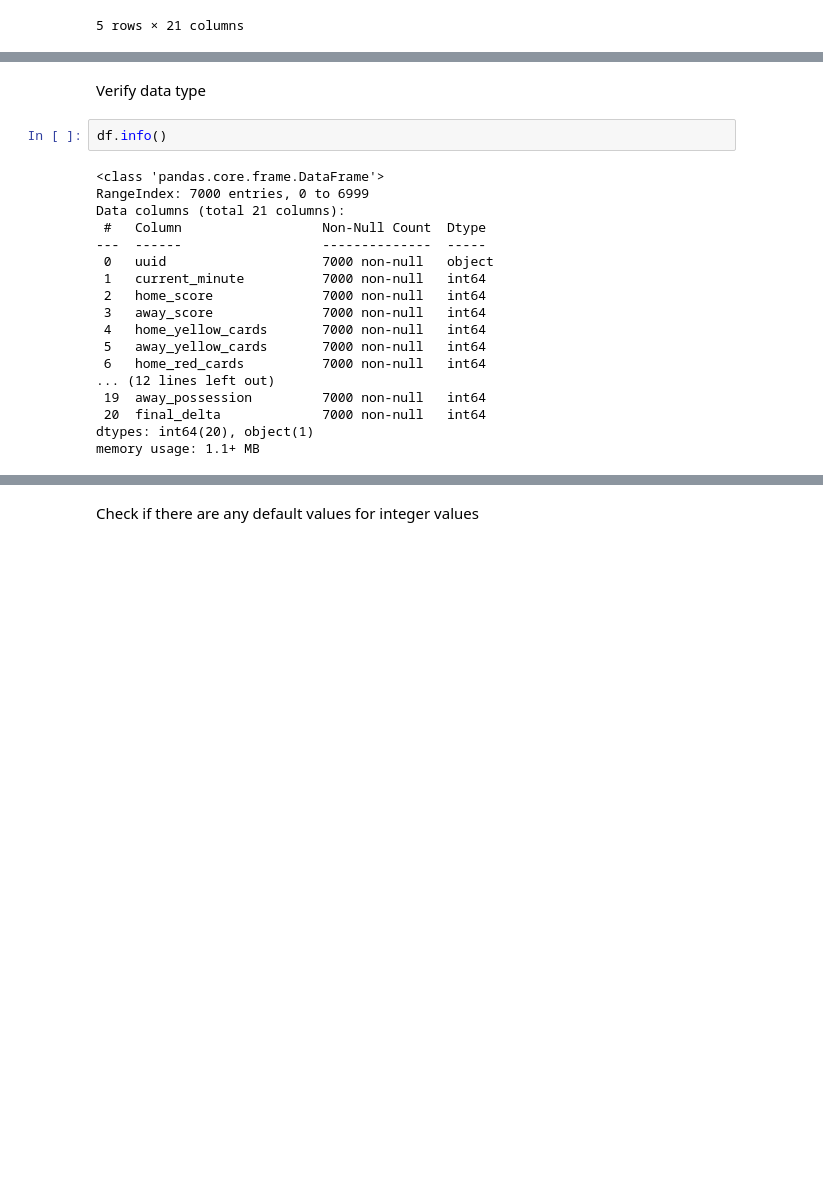
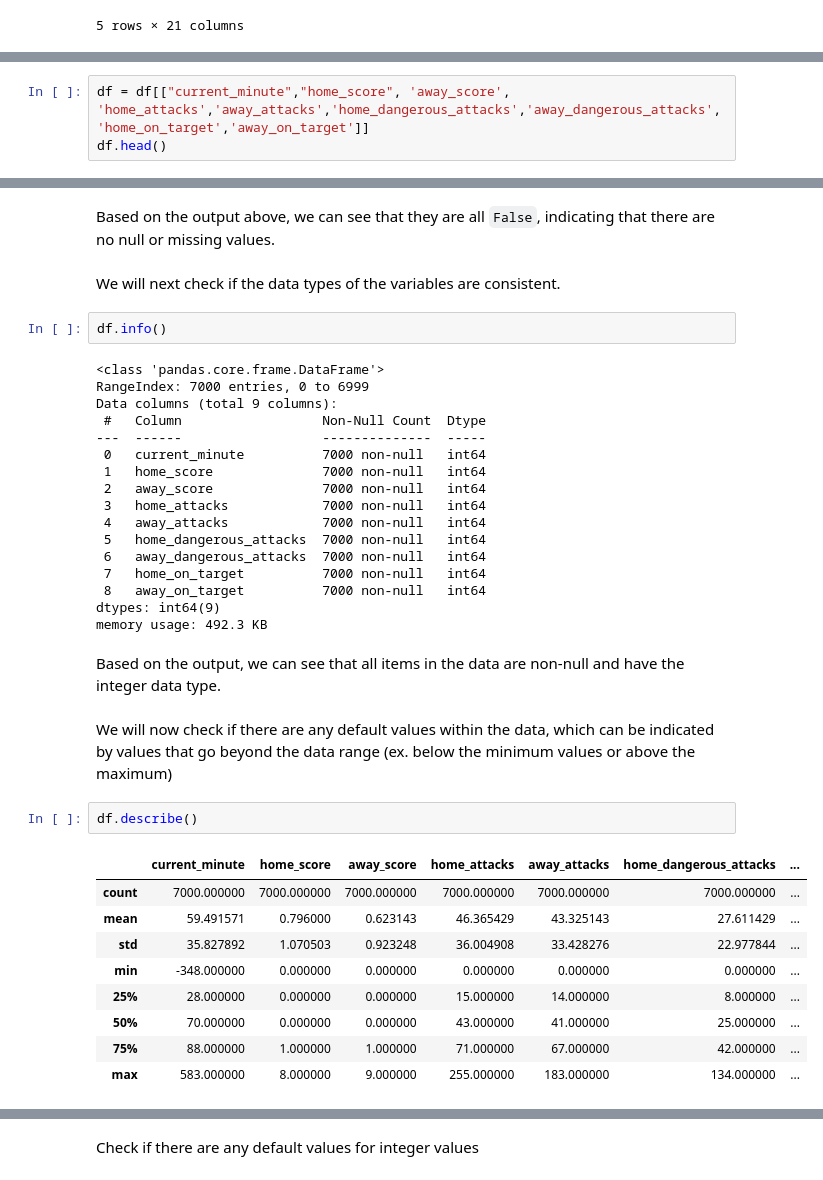
Before and after one commit to ayishamiara/STINTSY-MCO1, a Jupyter notebook: stintsy-mco1.ipynb, the cells around one changed output, grey strips where cells are left out. Drawn from its saved outputs; the diff is of its cells as text; blank space fills up the shorter version.

Commit message:
Added: descriptions for the data cleaning

```diff
--- a/stintsy-mco1.ipynb
+++ b/stintsy-mco1.ipynb
@@ -78,0 +90,3 @@ df.head()
+# %%
+df = df[["current_minute","home_score", 'away_score', 'home_attacks','away_attacks','home_dangerous_attacks','away_dangerous_attacks','home_on_target','away_on_target']]
+df.head()
@@ -100,23 +116,40 @@ final_delta               False
 dtype: bool
+# %% [markdown]
+Based on the output above, we can see that they are all `False`, indicating that there are no null or missing values.
 # %% [markdown]
-Verify data type
+We will next check if the data types of the variables are consistent.
 # %%
 df.info()
 # %% [output]
 <class 'pandas.core.frame.DataFrame'>
 RangeIndex: 7000 entries, 0 to 6999
-Data columns (total 21 columns):
+Data columns (total 9 columns):
  #   Column                  Non-Null Count  Dtype
 ---  ------                  --------------  -----
- 0   uuid                    7000 non-null   object
- 1   current_minute          7000 non-null   int64
- 2   home_score              7000 non-null   int64
- 3   away_score              7000 non-null   int64
- 4   home_yellow_cards       7000 non-null   int64
- 5   away_yellow_cards       7000 non-null   int64
- 6   home_red_cards          7000 non-null   int64
-... (12 lines left out)
- 19  away_possession         7000 non-null   int64
- 20  final_delta             7000 non-null   int64
-dtypes: int64(20), object(1)
-memory usage: 1.1+ MB
+ 0   current_minute          7000 non-null   int64
+ 1   home_score              7000 non-null   int64
+ 2   away_score              7000 non-null   int64
+ 3   home_attacks            7000 non-null   int64
+ 4   away_attacks            7000 non-null   int64
+ 5   home_dangerous_attacks  7000 non-null   int64
+ 6   away_dangerous_attacks  7000 non-null   int64
+ 7   home_on_target          7000 non-null   int64
+ 8   away_on_target          7000 non-null   int64
+dtypes: int64(9)
+memory usage: 492.3 KB
+# %% [markdown]
+Based on the output, we can see that all items in the data are non-null and have the integer data type.
+# %% [markdown]
+We will now check if there are any default values within the data, which can be indicated by values that go beyond the data range (ex. below the minimum values or above the maximum)
+# %%
+df.describe()
+# %% [output]
+|  | current_minute | home_score | away_score | home_attacks | away_attacks | home_dangerous_attacks | ... |
+| count | 7000.000000 | 7000.000000 | 7000.000000 | 7000.000000 | 7000.000000 | 7000.000000 | ... |
+| mean | 59.491571 | 0.796000 | 0.623143 | 46.365429 | 43.325143 | 27.611429 | ... |
+| std | 35.827892 | 1.070503 | 0.923248 | 36.004908 | 33.428276 | 22.977844 | ... |
+| min | -348.000000 | 0.000000 | 0.000000 | 0.000000 | 0.000000 | 0.000000 | ... |
+| 25% | 28.000000 | 0.000000 | 0.000000 | 15.000000 | 14.000000 | 8.000000 | ... |
+| 50% | 70.000000 | 0.000000 | 0.000000 | 43.000000 | 41.000000 | 25.000000 | ... |
+| 75% | 88.000000 | 1.000000 | 1.000000 | 71.000000 | 67.000000 | 42.000000 | ... |
+| max | 583.000000 | 8.000000 | 9.000000 | 255.000000 | 183.000000 | 134.000000 | ... |
```
Also changed, not shown: parts of 18 cells of this notebook.
